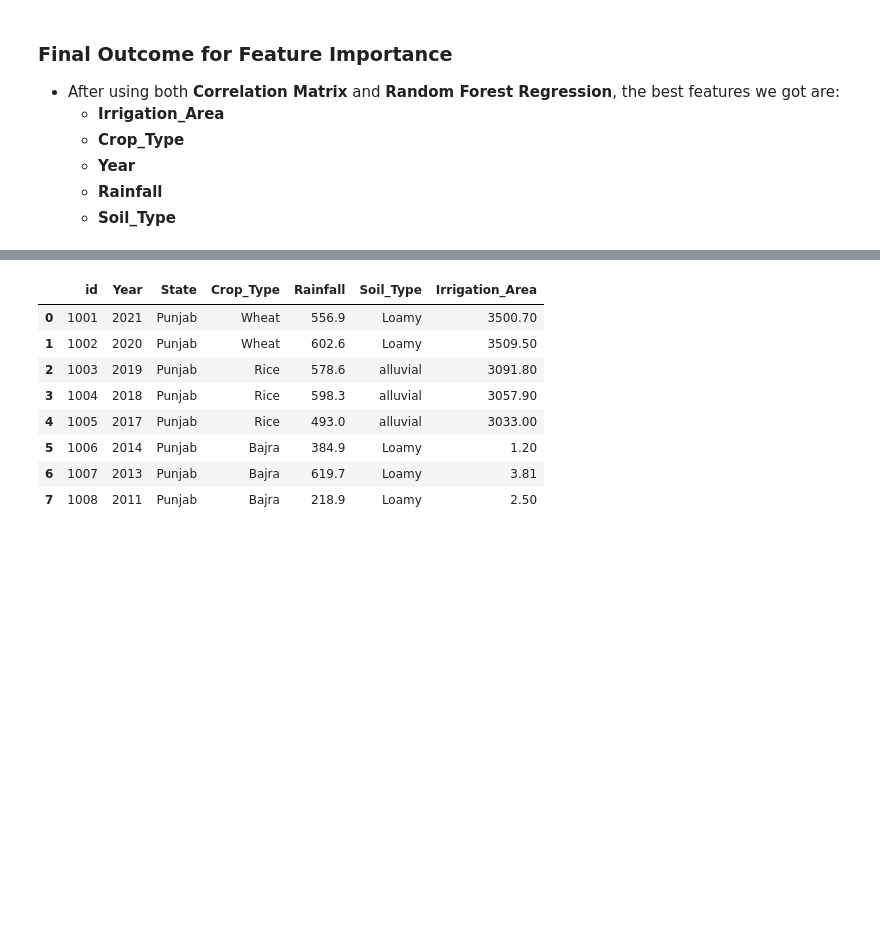
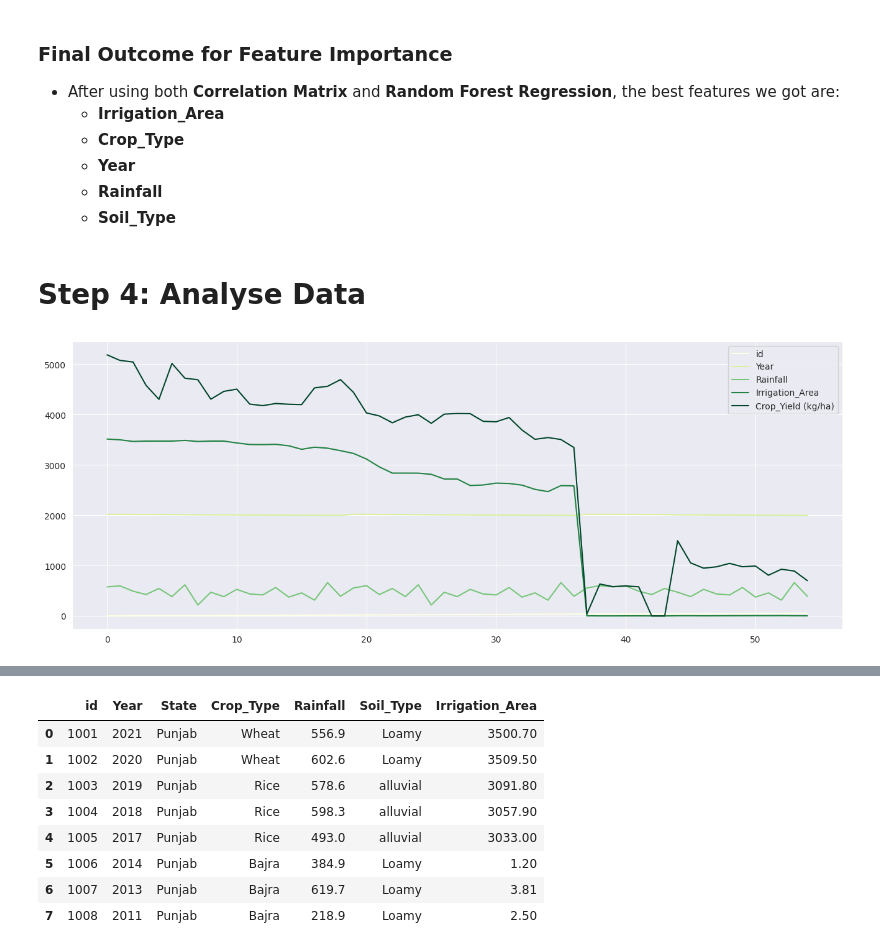
Before and after one commit to Sakib-Dalal/Innovative-AI-Challenge-2024, a Jupyter notebook: Notebook/main_notebook.ipynb, the cells around one changed output, grey strips where cells are left out. Cells and saved outputs as stored; diff of their text form; code cells hidden in the pictures; blank space fills up the shorter version.

```diff
--- a/Notebook/main_notebook.ipynb
+++ b/Notebook/main_notebook.ipynb
@@ -253,0 +291,4 @@ dtype: int64
+# %%
+train_df = train_df.drop(train_df[train_df["Crop_Yield (kg/ha)"] < 100].index)
+# data after cleaning null values
+train_df
@@ -590,3 +631,11 @@ plt.show()
     - **Year**
     - **Rainfall**
     - **Soil_Type**
+# %% [markdown]
+# Step 4: Analyse Data
+# %%
+# before processing the training data
+train_df.plot(cmap="YlGn", figsize=(16, 6))
+plt.show()
+# %% [output]
+[figure, added]
```
Also changed, not shown: parts of 30 cells of this notebook.
